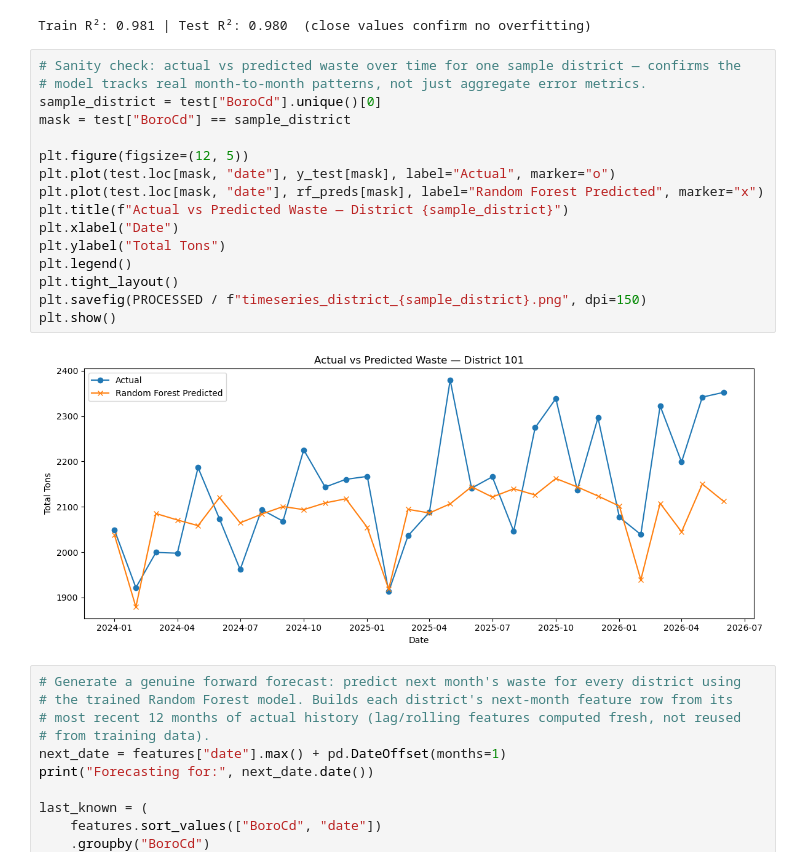
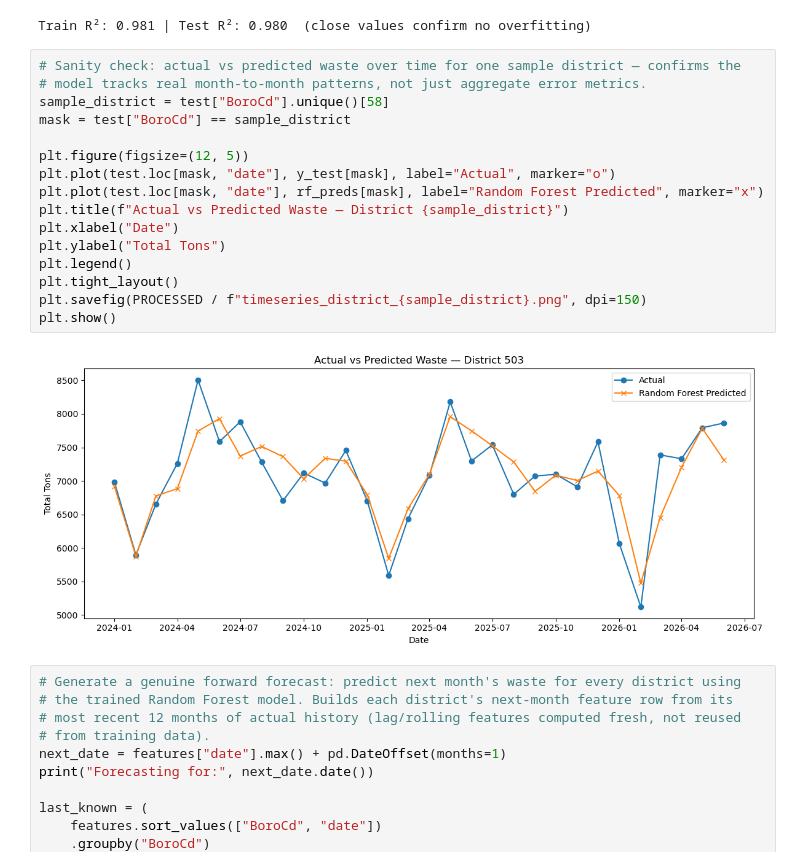
Before and after one commit to Saayan117-19/Waste-Management-Grid, a Jupyter notebook: notebooks/03_prediction_models.ipynb, the cells around one changed output. Saved outputs shown, nothing was run; the diff lists cells and outputs as text.

```diff
--- a/notebooks/03_prediction_models.ipynb
+++ b/notebooks/03_prediction_models.ipynb
@@ -150,21 +150,21 @@ Train R²: 0.981 | Test R²: 0.980  (close values confirm no overfitting)
 # %%
 # Sanity check: actual vs predicted waste over time for one sample district — confirms the
 # model tracks real month-to-month patterns, not just aggregate error metrics.
-sample_district = test["BoroCd"].unique()[0]
+sample_district = test["BoroCd"].unique()[58]
 mask = test["BoroCd"] == sample_district
 
 plt.figure(figsize=(12, 5))
 plt.plot(test.loc[mask, "date"], y_test[mask], label="Actual", marker="o")
 plt.plot(test.loc[mask, "date"], rf_preds[mask], label="Random Forest Predicted", marker="x")
 plt.title(f"Actual vs Predicted Waste — District {sample_district}")
 plt.xlabel("Date")
 plt.ylabel("Total Tons")
 plt.legend()
 plt.tight_layout()
 plt.savefig(PROCESSED / f"timeseries_district_{sample_district}.png", dpi=150)
 plt.show()
 # %% [output]
-[figure, old version]
+[figure, new version]
 # %%
 # Generate a genuine forward forecast: predict next month's waste for every district using
 # the trained Random Forest model. Builds each district's next-month feature row from its
```
Also changed, not shown: 2 other files.
